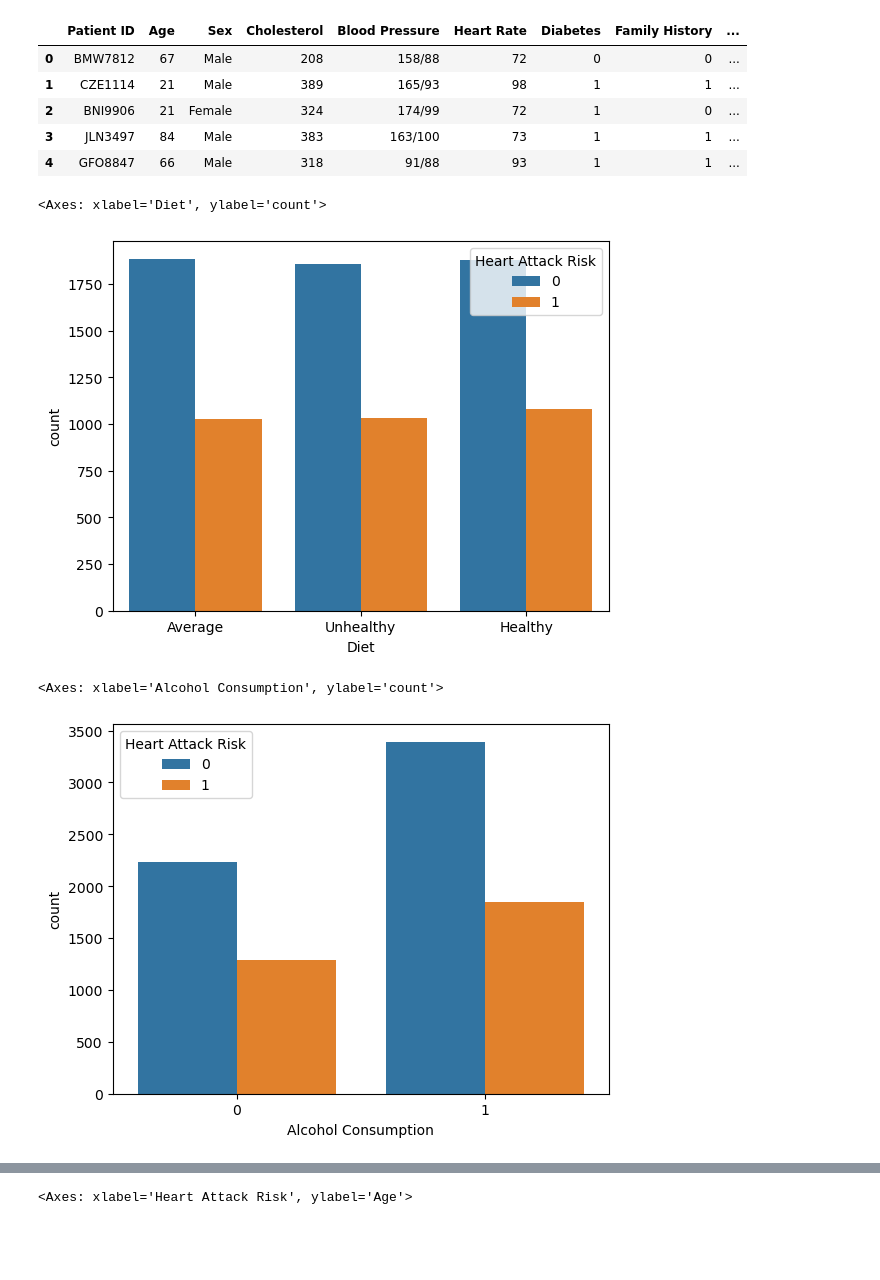
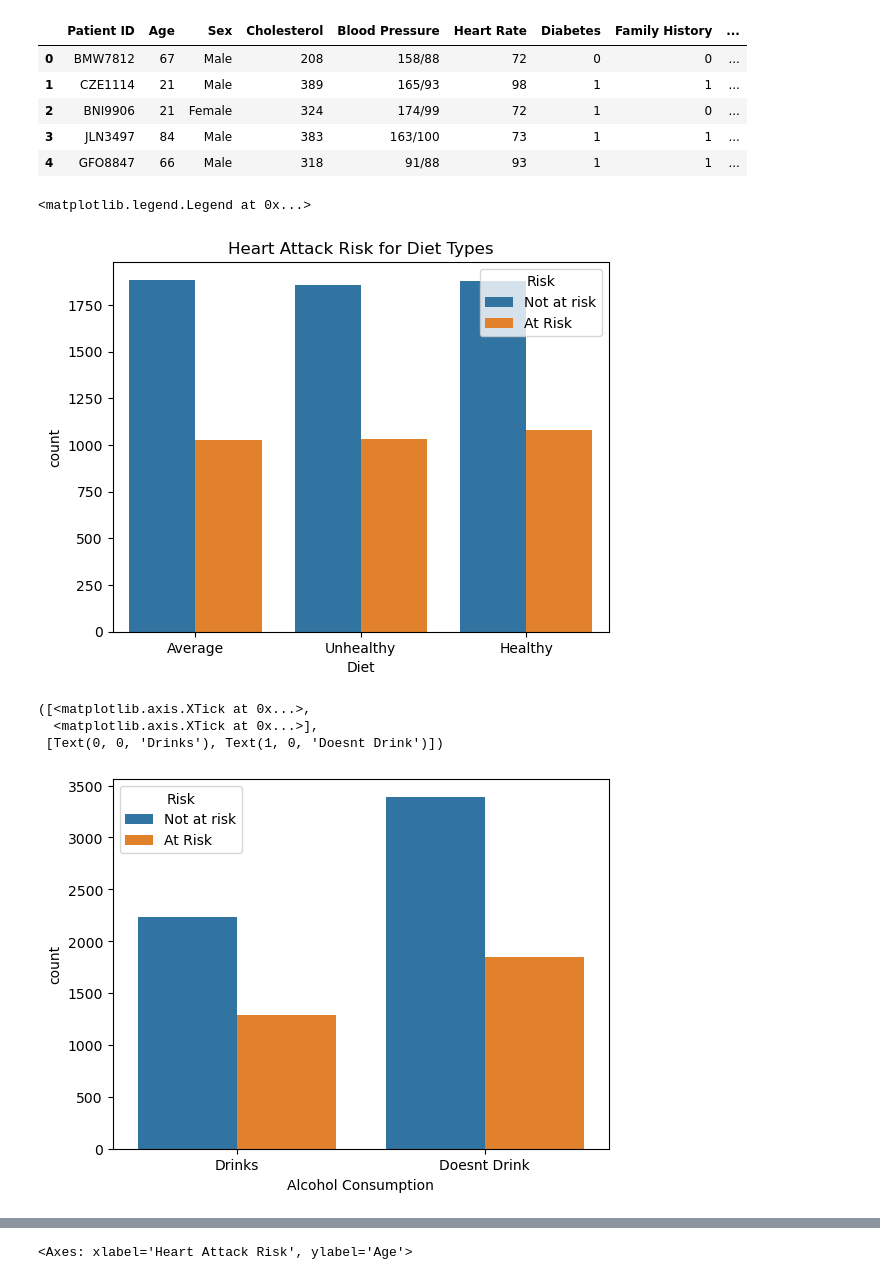
Before and after one commit to mainfranco/SpringBoard, a Jupyter notebook: New Capstone Idea.ipynb, the cells around one changed output, grey strips where cells are left out. Drawn from its saved outputs; the diff is of its cells as text; code cells hidden in the pictures; blank space fills up the shorter version.

```diff
--- a/New Capstone Idea.ipynb
+++ b/New Capstone Idea.ipynb
@@ -76,15 +76,20 @@ df.head()
 | 3 | JLN3497 | 84 | Male | 383 | 163/100 | 73 | 1 | 1 | ... |
 | 4 | GFO8847 | 66 | Male | 318 | 91/88 | 93 | 1 | 1 | ... |
 # %%
-
 sns.countplot(df,x='Diet',hue='Heart Attack Risk')
+plt.title('Heart Attack Risk for Diet Types')
+plt.legend(title='Risk',labels=['Not at risk','At Risk'])
 # %% [output]
-<Axes: xlabel='Diet', ylabel='count'>
+<matplotlib.legend.Legend at 0x...>
-[figure, old version]
+[figure, new version]
 # %%
 sns.countplot(df,x='Alcohol Consumption',hue='Heart Attack Risk')
+plt.legend(title='Risk',labels=['Not at risk','At Risk'])
+plt.xticks(ticks=[0,1],labels=["Drinks",'Doesnt Drink'])
 # %% [output]
-<Axes: xlabel='Alcohol Consumption', ylabel='count'>
+([<matplotlib.axis.XTick at 0x...>,
+  <matplotlib.axis.XTick at 0x...>],
+ [Text(0, 0, 'Drinks'), Text(1, 0, 'Doesnt Drink')])
-[figure, old version]
+[figure, new version]
 # %%
 sns.countplot(df,x='Previous Heart Problems',hue='Heart Attack Risk')
```
Also changed, not shown: parts of 29 cells of this notebook.
